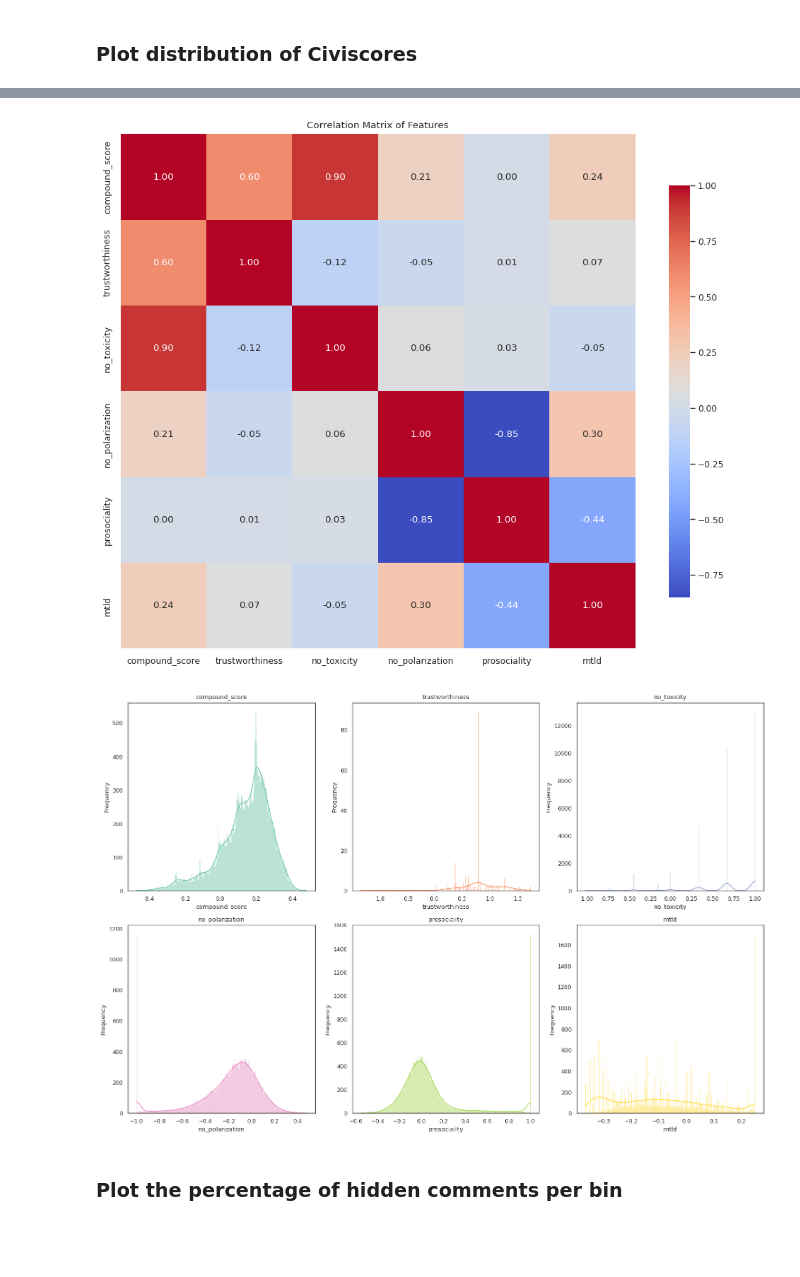
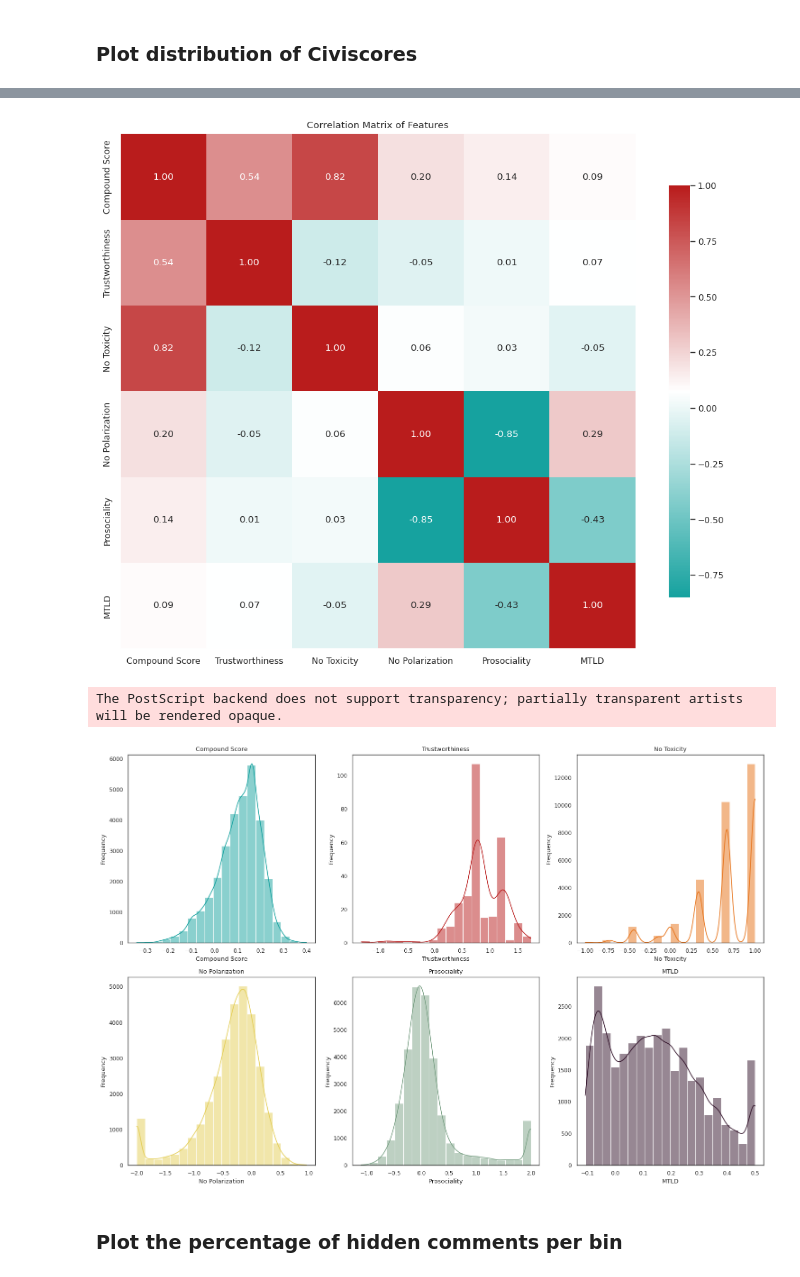
Before and after one commit to lorenzprattes/CiviRank, a Jupyter notebook: evaluation/evaluation.ipynb, the cells around one changed output, grey strips where cells are left out. Drawn from its saved outputs; the diff is of its cells as text; code cells hidden in the pictures; blank space fills up the shorter version.

```diff
--- a/evaluation/evaluation.ipynb
+++ b/evaluation/evaluation.ipynb
@@ -124,7 +126,7 @@ load_dotenv()
 
 path_to_data = "data/may_2019"
 eval_gen = EvaluationDataGenerator(path_to_data)
-ranker = CiviRank(language="ger", scroll_warning_limit=CIVIRANK_SCROLL_WARNING_LIMIT)
+ranker = CiviRank(language="ger")
 # %% [output]
 Language set to ger
 ToxicityAnalyzer set to celadon
@@ -400,8 +392,8 @@ for i, (result, (i, overview_row)) in enumerate(zip(filtered_results[:ARTICLES_T
   civirank_tree = eval_gen.build_tree_sorted_by(result, sort_by="CiviRank").reset_index(names=['CiviIndex']).loc[:, ['CiviIndex', 'Post_Id', 'Warning']]
   reddit_rank_tree = eval_gen.build_tree_sorted_by(result, sort_by="Reddit_Score_Rank").reset_index(names=['Reddit_Index']).loc[:, ['Reddit_Index', 'Post_Id']]
   trees_compared = pd.merge(civirank_tree, reddit_rank_tree, on='Post_Id', how='inner', validate="one_to_one")
-  parallel_coordinates(result[[ "Reddit_Score_Rank", "CiviRank","Warning"]], class_column="Warning", colormap=plt.get_cmap('coolwarm'), linewidth=0.7, ax=axs[0, i])
-  parallel_coordinates(trees_compared[["Reddit_Index", "CiviIndex", "Warning"]], class_column="Warning", colormap=plt.get_cmap('coolwarm'), linewidth=0.7, ax=axs[1, i])
+  parallel_coordinates(result[[ "Reddit_Score_Rank", "CiviRank","Warning"]], class_column="Warning", colormap=custom_heatmap_cmap, linewidth=0.7, ax=axs[0, i])
+  parallel_coordinates(trees_compared[["Reddit_Index", "CiviIndex", "Warning"]], class_column="Warning", colormap=custom_heatmap_cmap, linewidth=0.7, ax=axs[1, i])
   for ax in [axs[0, i], axs[1, i]]:
     ax.invert_yaxis()  # Reverse the y-axis
     ax.set_yticks(range(1, max(result[["CiviRank", "Reddit_Score_Rank"]].max()) + 1, int(max(result[["CiviRank", "Reddit_Score_Rank"]].max()) / 5)))  # Custom y-ticks
@@ -424,17 +416,21 @@ for i, (result, (i, overview_row)) in enumerate(zip(filtered_results[:ARTICLES_T
   for j, row in best_rated.iterrows():
     print("Top rated CiviRank comment for article ", overview_row["article_id"], ":", row["text"])
 
-axs[0,0].set_ylabel('Rank')
-axs[1,0].set_ylabel('Rank considering Comment Tree')
+axs[0,0].set_ylabel('Rank', fontsize=12)
+axs[1,0].set_ylabel('Rank considering Comment Tree', fontsize=12)
 
 #set a global y label
 fig.text(-0.01, 0.5, 'Rank (Lower Ranks are shown first)', fontsize=18, va='center', rotation='vertical')
 
-#set title of figure
-# Create one legend for all plots
 handles, labels = axs[0, 1].get_legend_handles_labels()
-fig.legend(handles, ['Not Hidden', 'Hidden'], loc='upper right')
+fig.legend(handles, ['Not Hidden', 'Hidden'], loc='upper right', fontsize=12)
 fig.suptitle('Comparison of Reddit Rank to CiviRank', fontsize=20, y=0.99)
 #axs[0, 0].add_patch(patches.Rectangle((-0.3, -0.1), 0.7, 0.5, transform=axs[0, 0].transAxes, color="white"))
+
+for ax in axs.flat:
+    for label in ax.get_xticklabels() + ax.get_yticklabels():
+        label.set_fontsize(12)
+
+plt.subplots_adjust(wspace=0.3, hspace=0.3)
 utils.plot(PRINT_PLOTS, "rank_showcase", plt)
 # %% [output]
@@ -477,28 +477,33 @@ Mean in CiviScores:  0.13962508458666525
 Comments ranked:  31276
 # %%
-#for all rows in subser, show histogram and correlation matrix
+from matplotlib.colors import LinearSegmentedColormap
 subset = complete[["compound_score","trustworthiness", "no_toxicity", "no_polarization", "prosociality", "mtld"]].copy()
+names = ["Compound Score", "Trustworthiness", "No Toxicity", "No Polarization", "Prosociality", "MTLD"]
+plt.figure(figsize=(10, 8))
 
-plt.figure(figsize=(10, 8))
-sns.heatmap(subset.corr(), annot=True, fmt=".2f", cmap='coolwarm', square=True, cbar_kws={"shrink": .8})
+color_list = [custom_palette[0], 'white', custom_palette[1]]
+custom_heatmap_cmap = LinearSegmentedColormap.from_list(
+    "custom_primary_secondary", color_list, N=256
+)
+
+
+sns.heatmap(subset.corr(), annot=True, fmt=".2f", cmap=custom_heatmap_cmap, square=True, xticklabels=names, yticklabels=names, cbar_kws={"shrink": .8})
 plt.title("Correlation Matrix of Features")
-plt.tight_layout()
-plt.show()
-#utils.plot(PRINT_PLOTS, "correlation_matrix", plt)
+
+utils.plot(PRINT_PLOTS, "correlation_matrix", plt)
 # Plot the distribution of each feature
 plt.figure(figsize=(15, 10))
-for i, column in enumerate(subset.columns):
+for i, (column, name) in enumerate(zip(subset.columns, names)):
     plt.subplot(2, 3, i + 1)
-    sns.histplot(subset[column], bins=300, kde=True, color=custom_palette[i])
-    plt.title(column)
-    plt.xlabel(column)
+    sns.histplot(subset[column], bins=20, kde=True, color=custom_palette[i])
+    plt.title(name)
+    plt.xlabel(name)
     plt.ylabel("Frequency")
-plt.tight_layout()
-plt.show()
-#utils.plot(PRINT_PLOTS, "feature_distribution", plt)
+utils.plot(PRINT_PLOTS, "feature_distribution", plt)
 # %% [output]
-[figure, old version]
+[figure, new version]
+The PostScript backend does not support transparency; partially transparent artists will be rendered opaque.
-[figure, old version]
+[figure, new version]
 # %% [markdown]
 ### Plot the percentage of hidden comments per bin
 # %%
```
Also changed, not shown: parts of 39 cells of this notebook, 16 other files.
